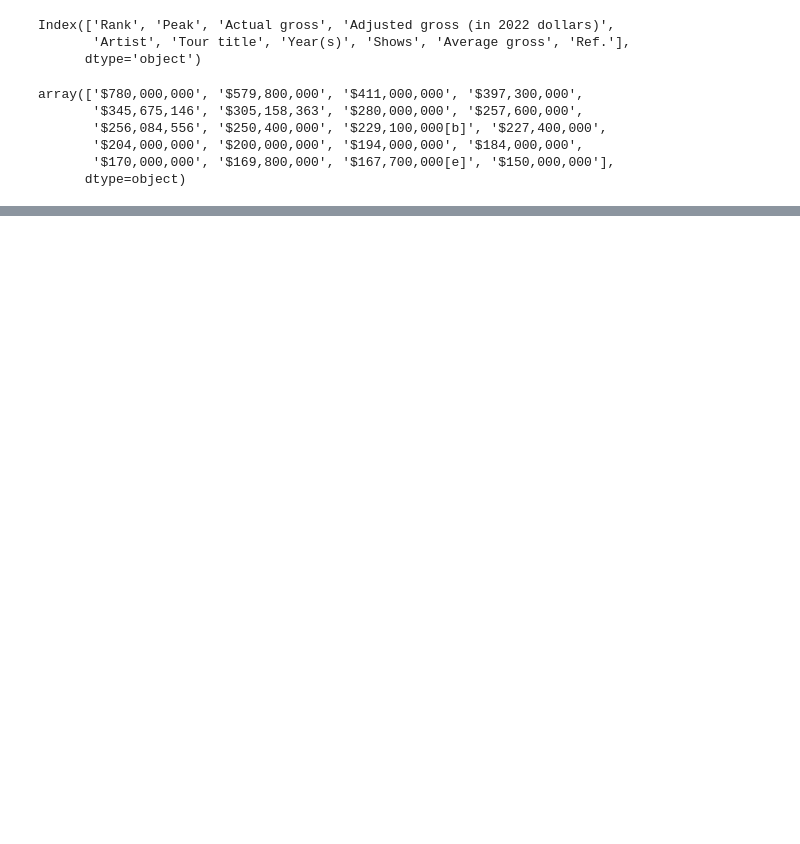
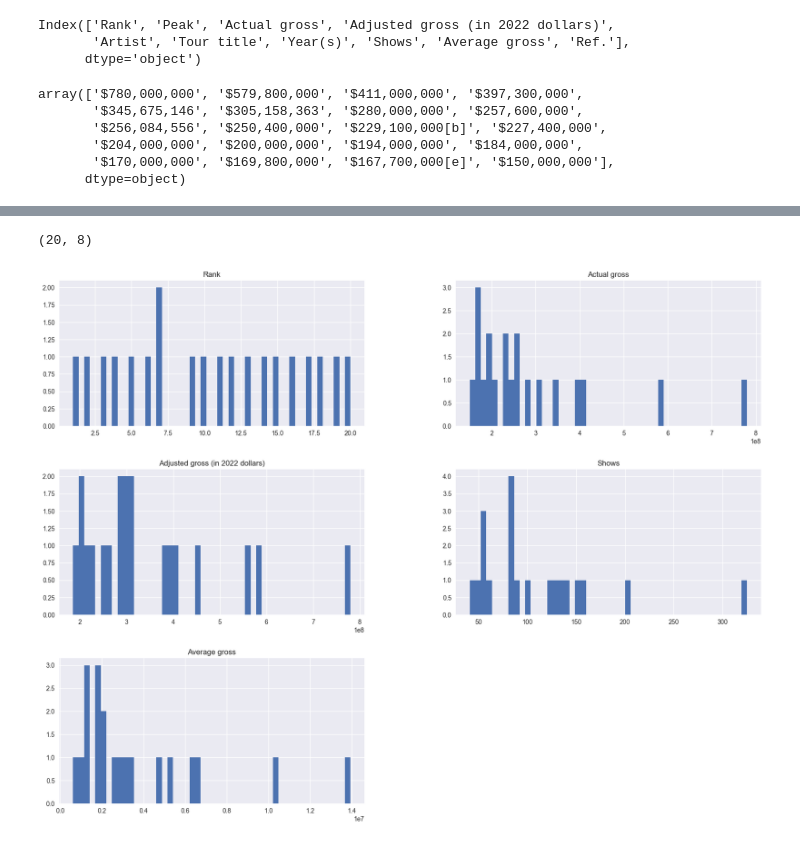
Before and after one commit to vansh-virmani/ML, a Jupyter notebook: EDA and data_preprocessing/EDA_practice02.ipynb, the cells around one changed output, grey strips where cells are left out. Cells and saved outputs as stored; diff of their text form; code cells hidden in the pictures; blank space fills up the shorter version.

```diff
--- a/EDA and data_preprocessing/EDA_practice02.ipynb
+++ b/EDA and data_preprocessing/EDA_practice02.ipynb
@@ -167,0 +190,5 @@ df['Adjusted\xa0gross (in 2022 dollars)']=df['Adjusted\xa0gross (in 2022 dollars
+# %%
+df.drop(columns='Ref.',inplace=True)
+# df['Average gross']=df['Average gross'].str.replace(',','')
+
+# df['Average gross']=df['Average gross'].str.split('$').str[1]
@@ -167,0 +203,6 @@ df['Adjusted\xa0gross (in 2022 dollars)']=df['Adjusted\xa0gross (in 2022 dollars
+# %%
+df['Average gross']=df['Average gross'].str.replace(',','')
+# %%
+df['Average gross']=df['Average gross'].str.split('$').str[1]
+# %%
+df['Average gross']=df['Average gross'].astype(int)
@@ -167,0 +227,11 @@ df['Adjusted\xa0gross (in 2022 dollars)']=df['Adjusted\xa0gross (in 2022 dollars
+# %%
+df.shape
+# %% [output]
+(20, 8)
+# %%
+plt.style.use('seaborn-v0_8')
+
+df.hist(bins=50,figsize=(20,15))
+plt.show()
+# %% [output]
+[figure, added]
```
Also changed, not shown: parts of 18 cells of this notebook.
